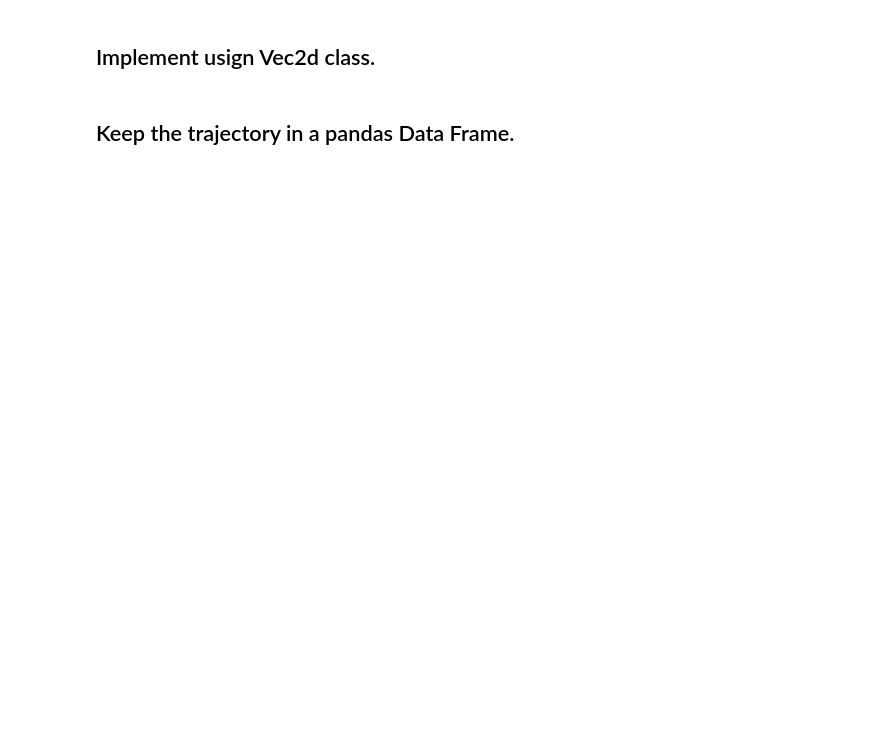
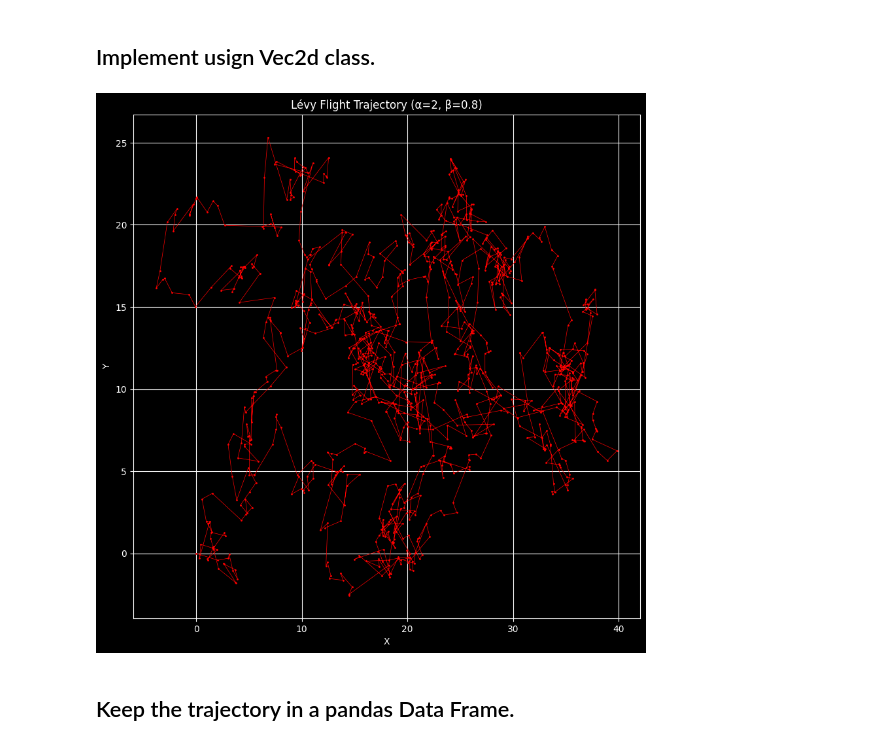
Before and after one commit to OmarGudi/Random_Walks_BrownianMotion, a Jupyter notebook: Random Walks_LévyFlights.ipynb, the cells around one changed output. Cells and saved outputs as stored; diff of their text form; code cells hidden in the pictures; blank space fills up the shorter version.

```diff
--- a/Random Walks_LévyFlights.ipynb
+++ b/Random Walks_LévyFlights.ipynb
@@ -46,6 +46,15 @@ class Vec2d(object):
         else:
             return Vec2d(self.x - other, self.y - other)
 
+    def __mul__(self, scalar):
+        if isinstance(scalar, (int, float)):
+            return Vec2d(self.x * scalar, self.y * scalar)
+        else:
+            raise TypeError("Scalar multiplication only supports int or float")
+
+    def __rmul__(self, scalar):
+        return self * scalar
+
     # Vector length
     def get_length(self):
         return math.sqrt(self.x**2 + self.y**2)
@@ -149,4 +185,38 @@ plt.show()
 # %% [markdown]
 ## Implement usign Vec2d class.
+# %%
+def levy_flight(num_steps, alpha, beta):
+    # Generate step sizes from a Lévy stable distribution
+    step_sizes = levy_stable.rvs(alpha, beta, size=num_steps)
+    # Generate angles
+    angles = np.random.uniform(0, 2 * np.pi, num_steps)
+    # Initialize position
+    position = Vec2d(0, 0)
+    # Initialize lists to store trajectory
+    x, y = [position.x], [position.y]
+    # Update positions based on step sizes and angles
+    for i in range(num_steps):
+        direction = Vec2d(1, 0).rotated(angles[i])
+        step = direction * step_sizes[i]
+        position += step
+        x.append(position.x)
+        y.append(position.y)
+    return x, y
+# Parameters
+alpha = 2
+beta = 0.8
+num_steps = 1000
+# Generate Lévy flight trajectory
+x_vals, y_vals = levy_flight(num_steps, alpha, beta)
+# Plot the Lévy flight trajectory
+plt.figure(figsize=(10, 10))
+plt.plot(x_vals, y_vals, marker='o', markersize=1, color='red', linestyle='-', linewidth=0.5)
+plt.title(f'Lévy Flight Trajectory (α={alpha}, β={beta})')
+plt.xlabel('X')
+plt.ylabel('Y')
+plt.grid(True)
+plt.show()
+# %% [output]
+[figure, added]
 # %% [markdown]
 ## Keep the trajectory in a pandas Data Frame.
```
Also changed, not shown: parts of 4 cells of this notebook.
